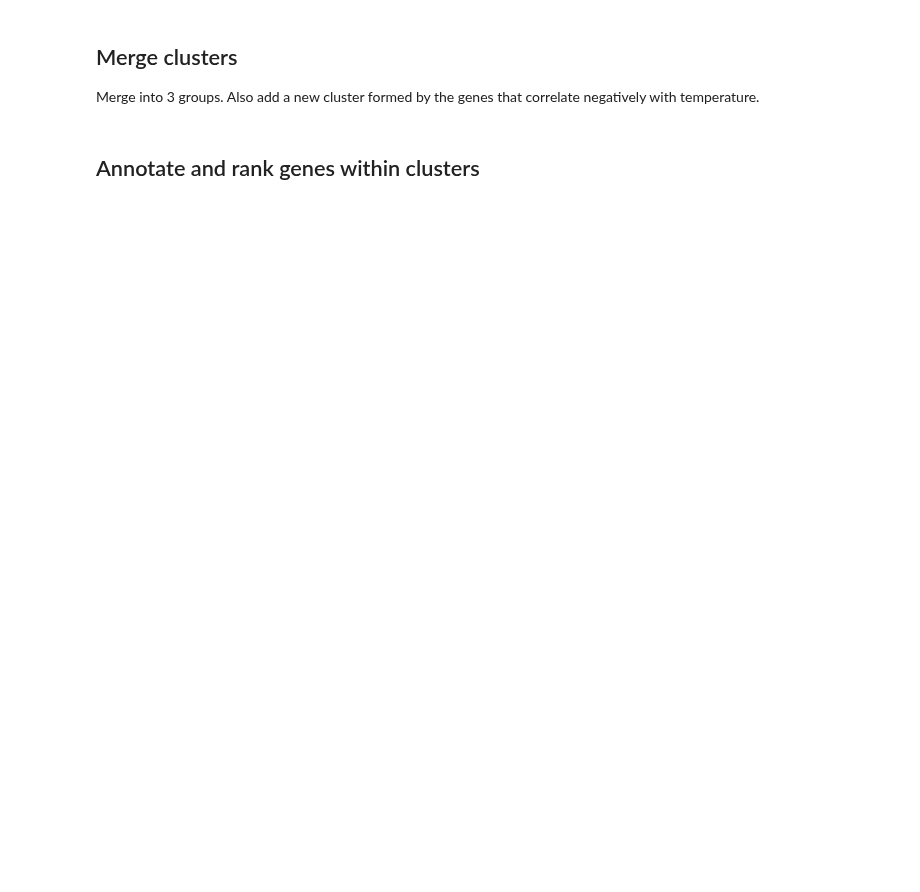
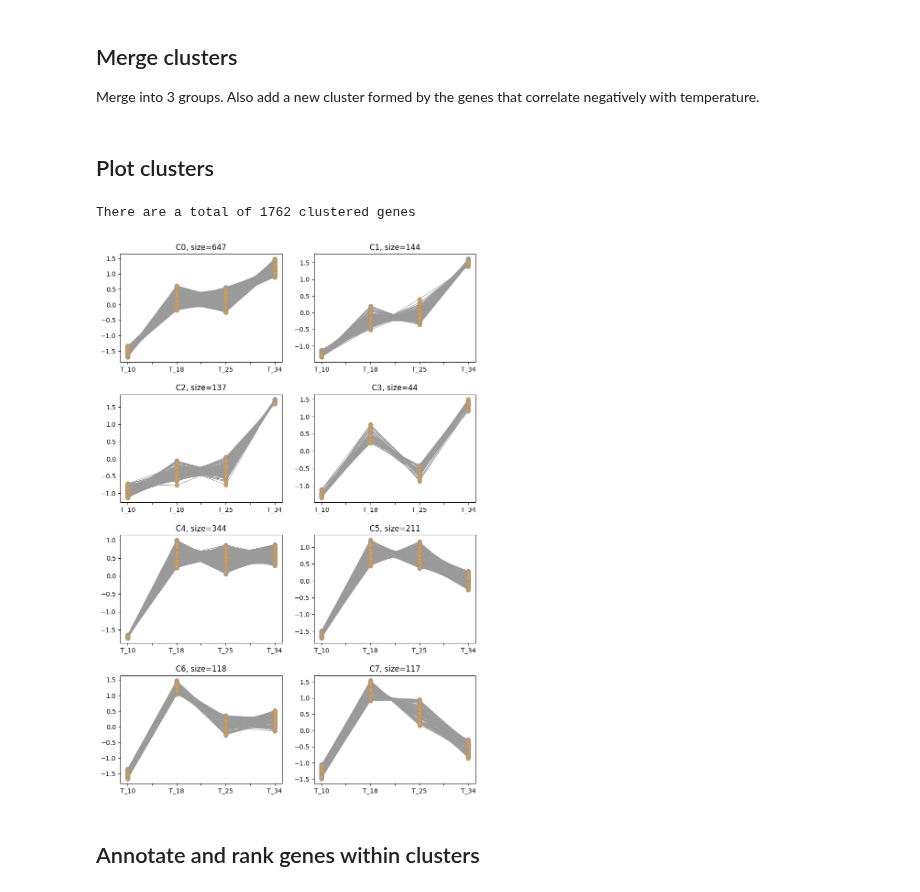
Before and after one commit to Robaina/Dokdonia, a Jupyter notebook: 3_clustering_tc.ipynb, the cells around one changed output. Drawn from its saved outputs; the diff is of its cells as text; code cells hidden in the pictures; blank space fills up the shorter version.

```diff
--- a/3_clustering_tc.ipynb
+++ b/3_clustering_tc.ipynb
@@ -89,31 +126,36 @@ plot_cluster_data_TCZ = pd.read_csv(os.path.join(
 
 Merge into 3 groups. Also add a new cluster formed by the genes that correlate negatively with temperature.
 # %%
-clusters_TCZ = {
-    "C0": clusters_TCZ["C0"] + clusters_TCZ["C1"],
-    "C1": clusters_TCZ["C2"] + clusters_TCZ["C3"],
-    "C2": clusters_TCZ["C4"]
-}
+# clusters_TCZ = {
+#     "C0": clusters_TCZ["C0"] + clusters_TCZ["C1"],
+#     "C1": clusters_TCZ["C2"] + clusters_TCZ["C3"],
+#     "C2": clusters_TCZ["C4"]
+# }
 
-# Merge clusters in Clust output file
-df = pd.DataFrame(dict([ (k,pd.Series(v)) for k,v in clusters_TCZ.items() ]))
-df = df.applymap(lambda x: "" if pd.isna(x) else x)
+# # Merge clusters in Clust output file
+# df = pd.DataFrame(dict([ (k,pd.Series(v)) for k,v in clusters_TCZ.items() ]))
+# df = df.applymap(lambda x: "" if pd.isna(x) else x)
 
-with open(results_dir / "clust" / f"{res_id}/Clusters_Objects_merged.tsv", "w+") as file:
-    file.write("\t".join([f"{k} ({len(v)} genes)" for k,v in clusters_TCZ.items()]) + "\n")
-    file.write("\t".join(["Genes" for _ in clusters_TCZ]) + "\n")
+# with open(results_dir / "clust" / f"{res_id}/Clusters_Objects_merged.tsv", "w+") as file:
+#     file.write("\t".join([f"{k} ({len(v)} genes)" for k,v in clusters_TCZ.items()]) + "\n")
+#     file.write("\t".join(["Genes" for _ in clusters_TCZ]) + "\n")
 
-    for row in df.values:
-        file.write("\t".join(row) + "\n")
-
-n_genes_in_clusters = sum([len(c) for c in clusters_TCZ.values()])
-print(f"There are a total of {n_genes_in_clusters} clustered genes")
-
-# Save figure data
-saveToPickleFile(clusters_TCZ, results_dir / "figures" / "figure_data" / "clusters_TCZ.pkl")
-saveToPickleFile(plot_cluster_data_TCZ, results_dir / "figures" / "figure_data" / "plot_cluster_data_TCZ.pkl")
-
-VI.plotClusters(plot_cluster_data_TCZ, clusters_TCZ)
+#     for row in df.values:
+#         file.write("\t".join(row) + "\n")
+# %% [markdown]
+## Plot clusters
+# %%
+n_genes_in_clusters = sum([len(c) for c in clusters_TCZ.values()])
+print(f"There are a total of {n_genes_in_clusters} clustered genes")
+
+# Save figure data
+saveToPickleFile(clusters_TCZ, results_dir / "figures" / "figure_data" / "clusters_TCZ.pkl")
+saveToPickleFile(plot_cluster_data_TCZ, results_dir / "figures" / "figure_data" / "plot_cluster_data_TCZ.pkl")
+
+VI.plotClusters(plot_cluster_data_TCZ, clusters_TCZ, figsize=(10, 15))
+# %% [output]
+There are a total of 1762 clustered genes
+[figure, added]
 # %% [markdown]
 ## Annotate and rank genes within clusters
 # %%
```
Also changed, not shown: parts of 5 cells of this notebook, 28 other files.
